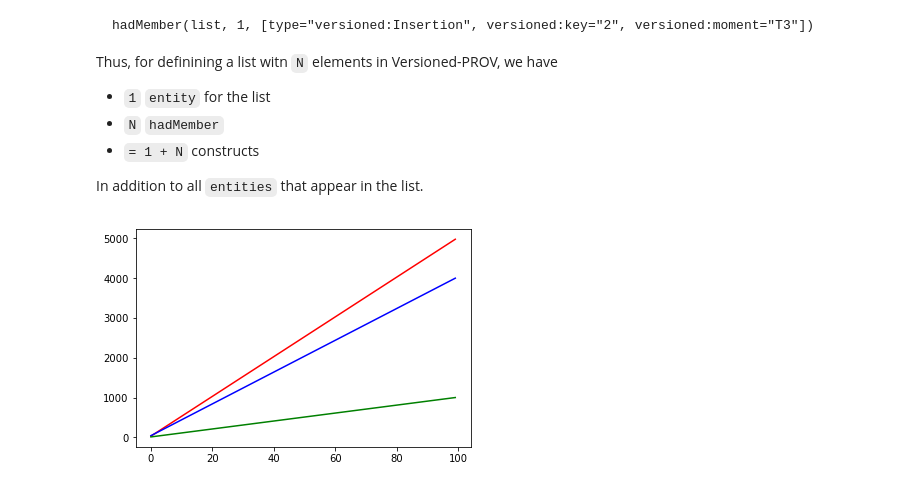
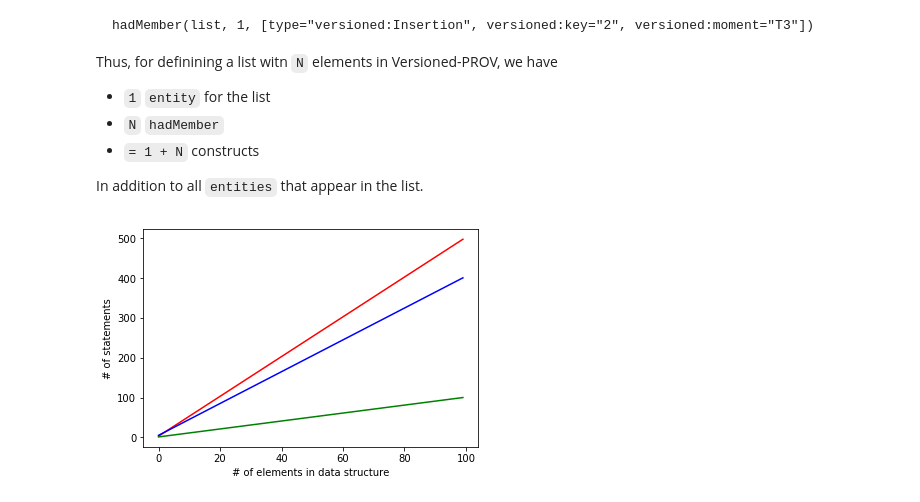
Before and after one commit to dew-uff/versioned-prov, a Jupyter notebook: notebooks/Comparison.ipynb, the cells around one changed output. Saved outputs shown, nothing was run; the diff lists cells and outputs as text; code cells hidden in the pictures.

```diff
--- a/notebooks/Comparison.ipynb
+++ b/notebooks/Comparison.ipynb
@@ -8,3 +1,10 @@ import mutable_prov
+# %%
+%matplotlib inline
+import numpy as np
+import matplotlib.pyplot as plt
+
+# evenly sampled time at 200ms intervals
+n = np.arange(0, 100, 1)
 # %% [markdown]
 # Comparison
 
@@ -113,24 +113,19 @@ Thus, for definining a list witn `N` elements in Versioned-PROV, we have
 
 In addition to all `entities` that appear in the list.
 # %%
-%matplotlib inline
-import numpy as np
-import matplotlib.pyplot as plt
-
-# evenly sampled time at 200ms intervals
-t = np.arange(0, 100, 1)
-
-# red dashes, blue squares and green triangles
 def prov(n, count, color):
     return (n, count * (3 + 5 * n), color)
 
 def dic(n, count, color):
     return (n, 1 + count * (4 + 4 * n), color)
 
 def ver(n, count, color):
     return (n, count * (1 + n), color)
 
-plt.plot(*prov(t, 10, 'r'), *dic(t, 10, 'b'), *ver(t, 10, 'g'))
+plt.plot(*prov(n, 1, 'r'), *dic(n, 1, 'b'), *ver(n, 1, 'g'))
+ax = plt.gca()
+ax.set_xlabel("# of elements in data structure")
+ax.set_ylabel("# of statements")
 plt.show()
 # %% [output]
-[figure, old version]
+[figure, new version]
```
Also changed, not shown: parts of 5 cells of this notebook, 22 other files.
